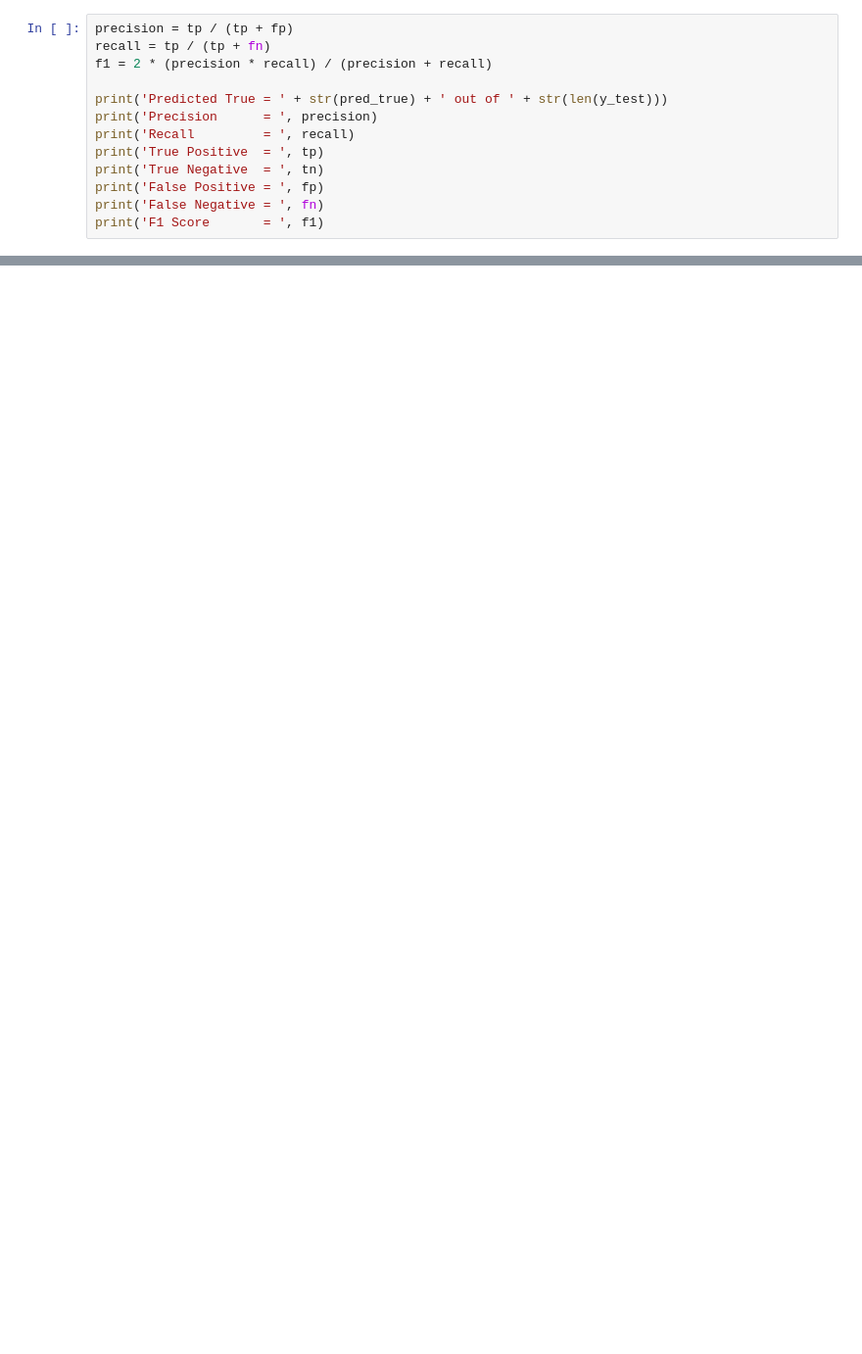
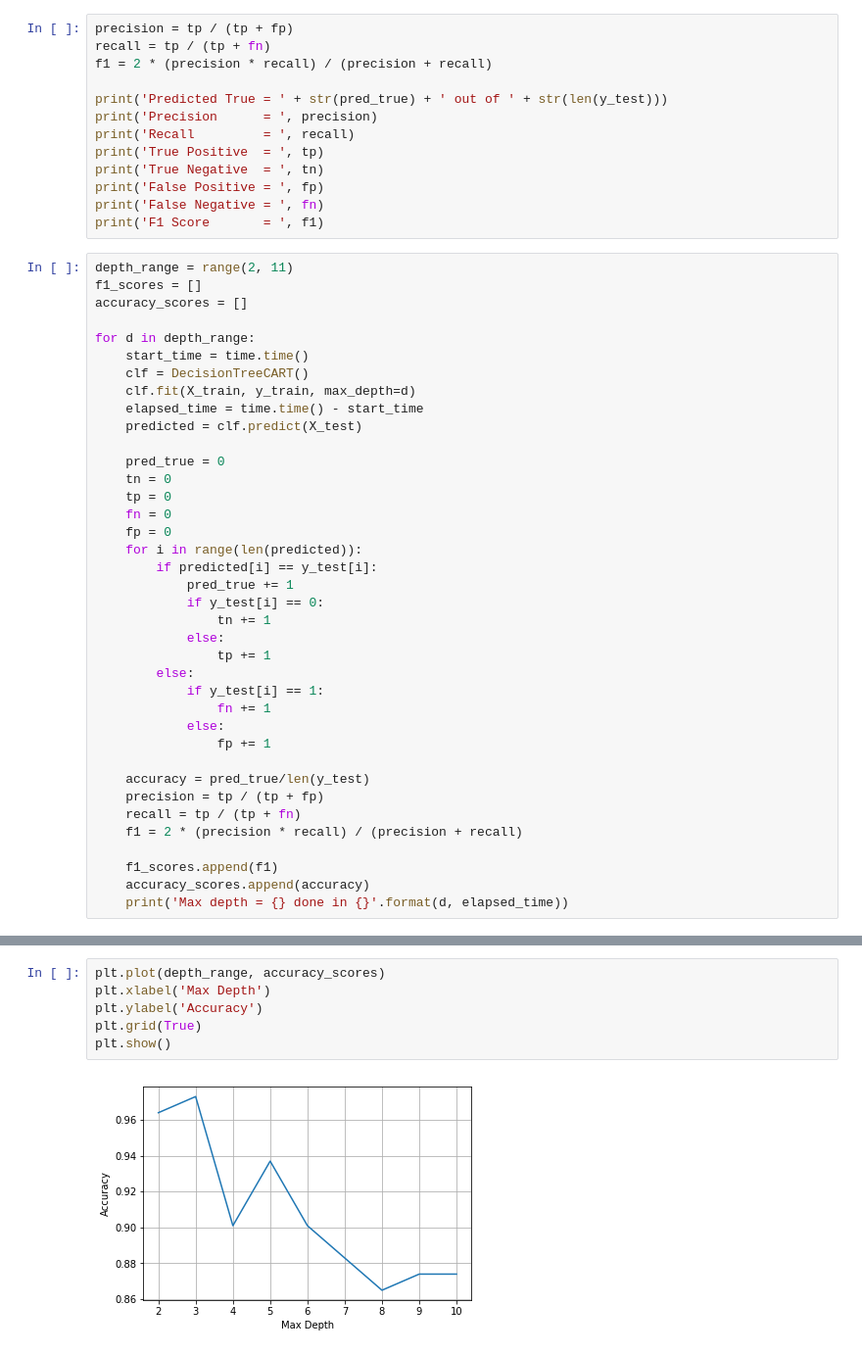
Before and after one commit to rifkiadrn/machine-learning, a Jupyter notebook: optimizing-data.ipynb, the cells around one changed output, grey strips where cells are left out. Shown: that part at 98% size. Cells and saved outputs as stored; diff of their text form; blank space fills up the shorter version.

```diff
--- a/optimizing-data.ipynb
+++ b/optimizing-data.ipynb
@@ -172,3 +213,41 @@ print('True Negative  = ', tn)
 print('False Positive = ', fp)
 print('False Negative = ', fn)
 print('F1 Score       = ', f1)
+# %%
+depth_range = range(2, 11)
+f1_scores = []
+accuracy_scores = []
+
+for d in depth_range:
+    start_time = time.time()
+    clf = DecisionTreeCART()
+    clf.fit(X_train, y_train, max_depth=d)
+    elapsed_time = time.time() - start_time
+    predicted = clf.predict(X_test)
+
+    pred_true = 0
+    tn = 0
+    tp = 0
+    fn = 0
+    fp = 0
+    for i in range(len(predicted)):
+        if predicted[i] == y_test[i]:
+            pred_true += 1
+            if y_test[i] == 0:
+                tn += 1
+            else:
+                tp += 1
+        else:
+            if y_test[i] == 1:
+                fn += 1
+            else:
+                fp += 1
+
+    accuracy = pred_true/len(y_test)
+    precision = tp / (tp + fp)
+    recall = tp / (tp + fn)
+    f1 = 2 * (precision * recall) / (precision + recall)
+
+    f1_scores.append(f1)
+    accuracy_scores.append(accuracy)
+    print('Max depth = {} done in {}'.format(d, elapsed_time))
@@ -174,0 +276,8 @@ print('F1 Score       = ', f1)
+# %%
+plt.plot(depth_range, accuracy_scores)
+plt.xlabel('Max Depth')
+plt.ylabel('Accuracy')
+plt.grid(True)
+plt.show()
+# %% [output]
+[figure, added]
```
Also changed, not shown: parts of 16 cells of this notebook, 3 other files.
